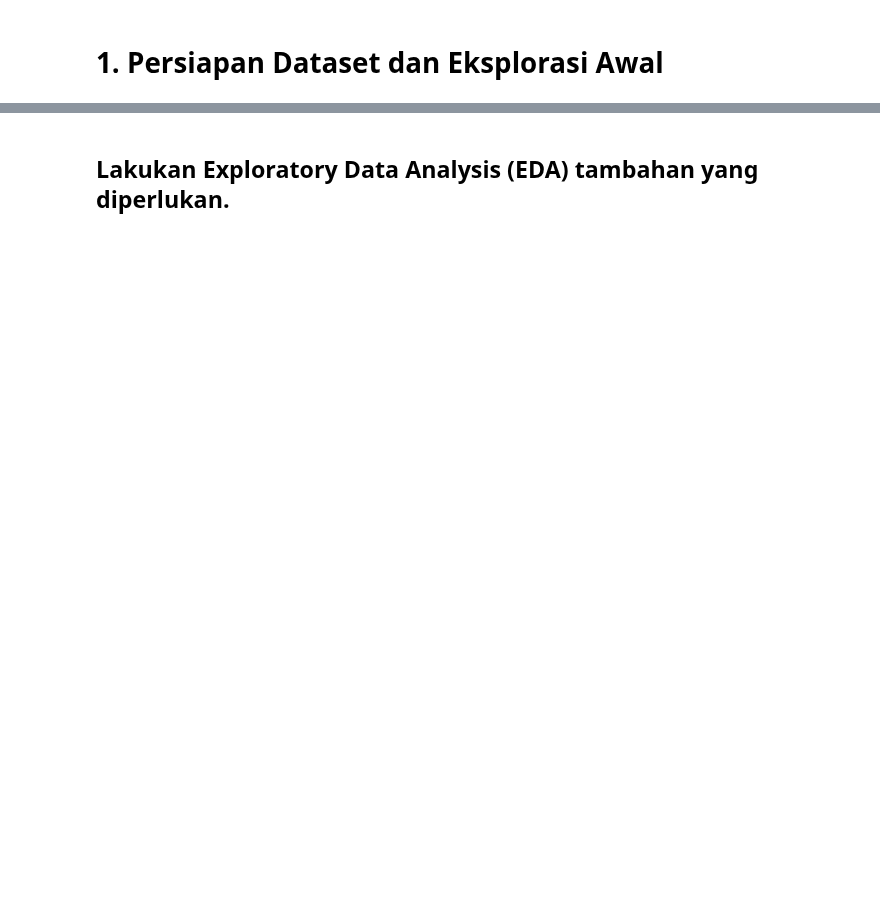
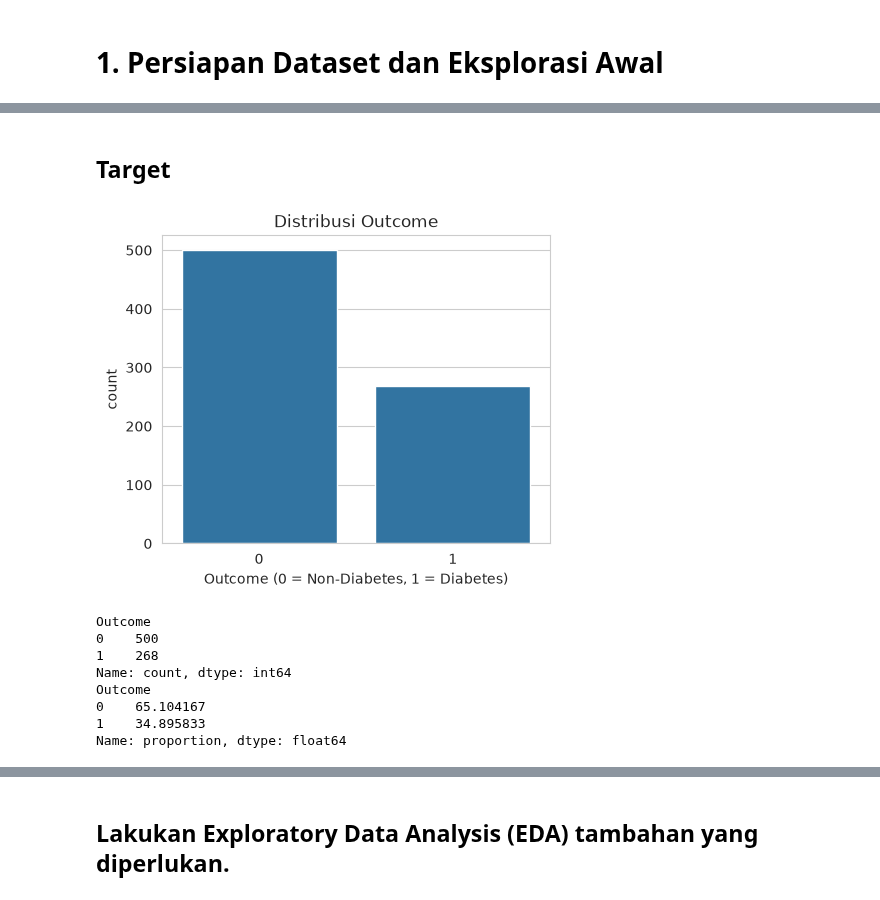
Before and after one commit to alfiwillianz-kuliah/Praktikum-ML-RKA, a Jupyter notebook: 2.Naive_Bayes,Logistic_Regression/2_NB_Logreg_NRP.ipynb, the cells around one changed output, grey strips where cells are left out. Saved outputs shown, nothing was run; the diff lists cells and outputs as text; code cells hidden in the pictures; blank space fills up the shorter version.

```diff
--- a/2.Naive_Bayes,Logistic_Regression/2_NB_Logreg_NRP.ipynb
+++ b/2.Naive_Bayes,Logistic_Regression/2_NB_Logreg_NRP.ipynb
@@ -37,0 +27,18 @@ Langkah-langkah yang harus dilakukan antara lain:
+# %%
+import pandas as pd
+import numpy as np
+import matplotlib.pyplot as plt
+import seaborn as sns
+
+from sklearn.model_selection import train_test_split
+from sklearn.preprocessing import StandardScaler
+from sklearn.naive_bayes import GaussianNB
+from sklearn.linear_model import LogisticRegression
+from sklearn.metrics import (accuracy_score, precision_score, recall_score, f1_score,
+                              confusion_matrix, classification_report, roc_curve, auc)
+
+sns.set_style('whitegrid')
+# %%
+df = pd.read_csv('diabetes.csv')
+
+df.head()
@@ -37,0 +126,21 @@ Langkah-langkah yang harus dilakukan antara lain:
+# %% [markdown]
+## Target
+# %%
+plt.figure(figsize=(5, 4))
+sns.countplot(x='Outcome', data=df)
+plt.title('Distribusi Outcome')
+plt.xlabel('Outcome (0 = Non-Diabetes, 1 = Diabetes)')
+plt.show()
+
+print(df['Outcome'].value_counts())
+print(df['Outcome'].value_counts(normalize=True) * 100)
+# %% [output]
+[figure, added]
+Outcome
+0    500
+1    268
+Name: count, dtype: int64
+Outcome
+0    65.104167
+1    34.895833
+Name: proportion, dtype: float64
```
Also changed, not shown: parts of 58 cells of this notebook, 2 other files.
